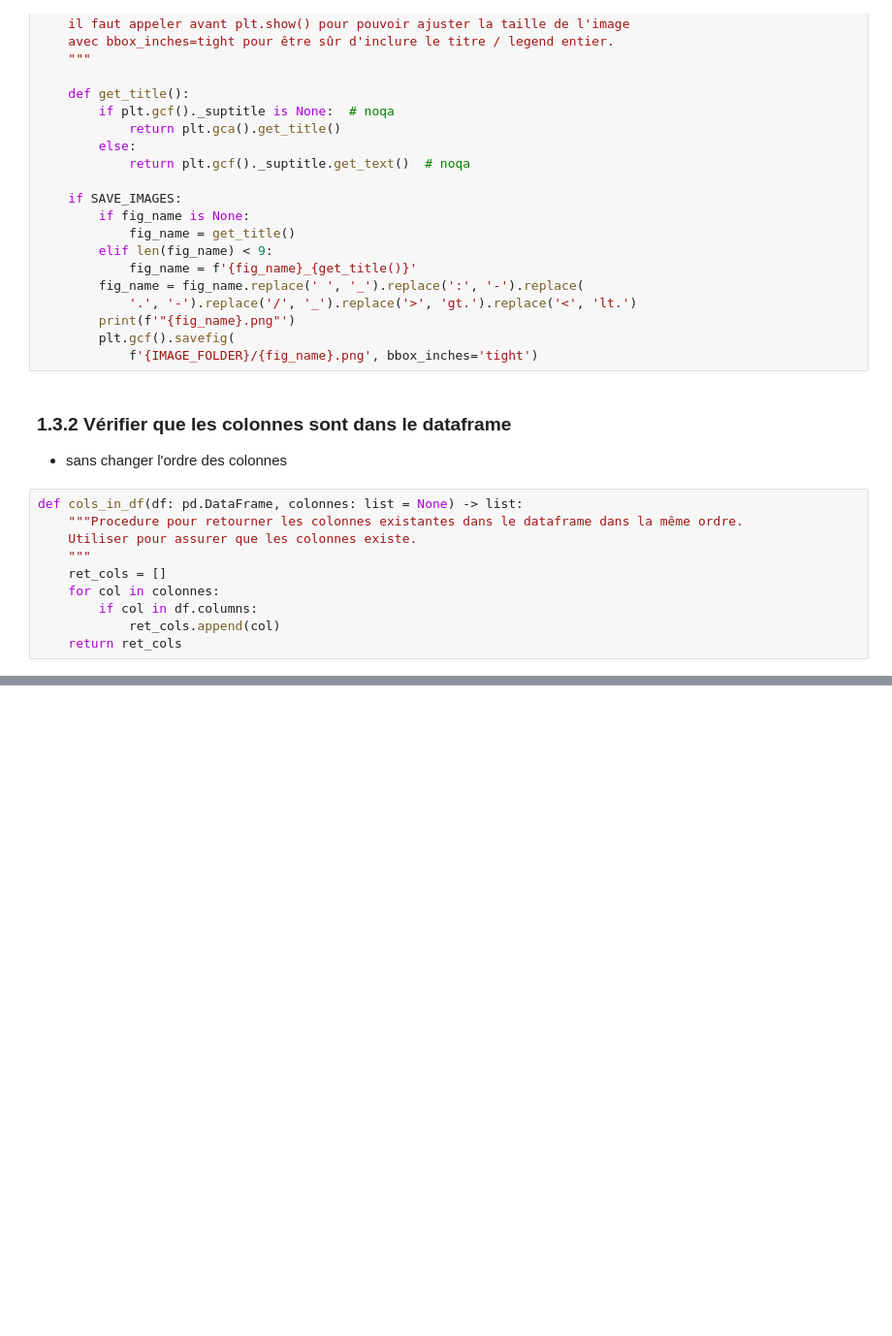
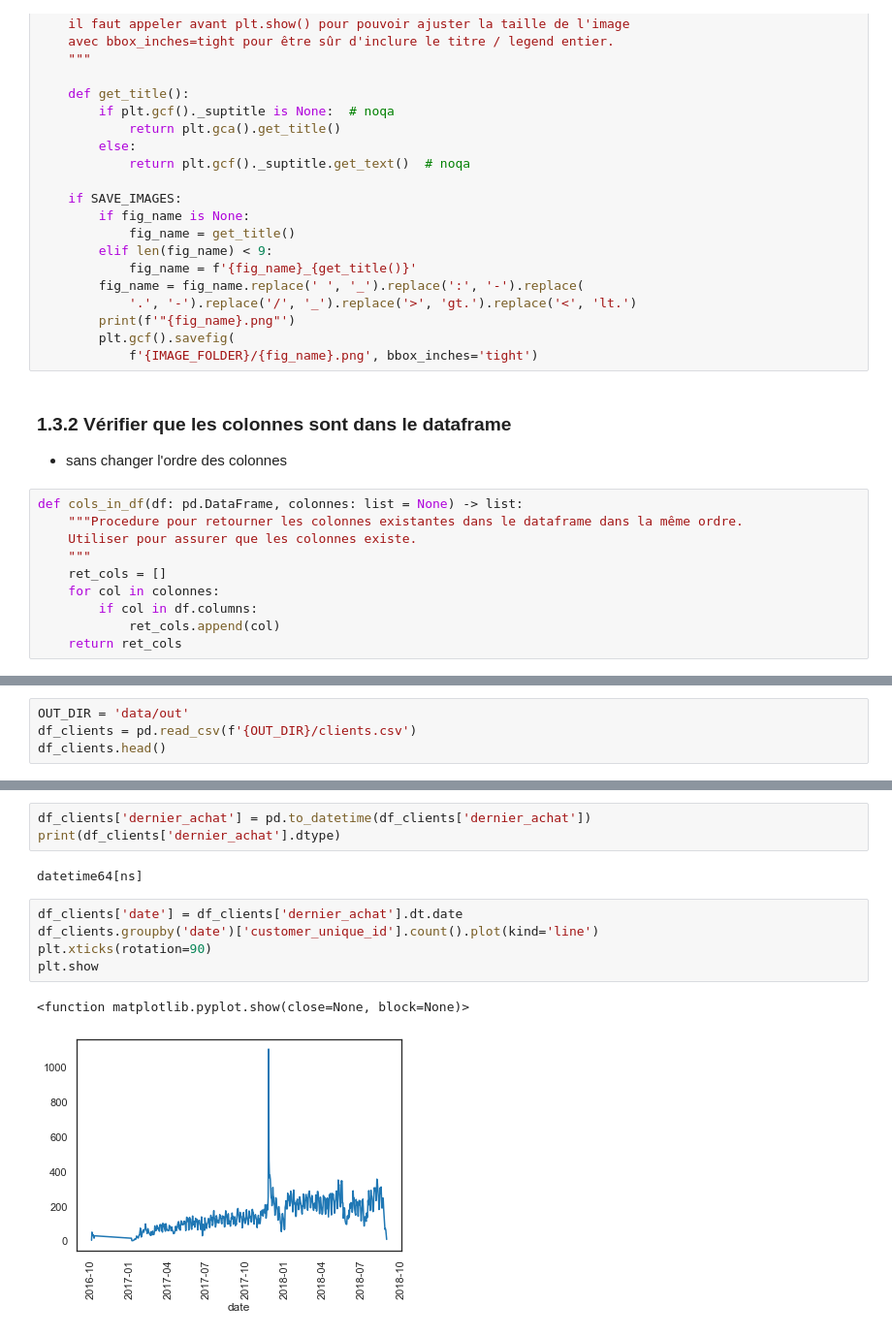
Before and after one commit to mrcreasey/oc-ds-p5-unsupervised-clustering, a Jupyter notebook: P5_03_simulation.ipynb, the cells around one changed output, grey strips where cells are left out. Shown at 97% size. Drawn from its saved outputs; the diff is of its cells as text; blank space fills up the shorter version.

```diff
--- a/P5_03_simulation.ipynb
+++ b/P5_03_simulation.ipynb
@@ -163,0 +183,4 @@ def cols_in_df(df: pd.DataFrame, colonnes: list = None) -> list:
+# %%
+OUT_DIR = 'data/out'
+df_clients = pd.read_csv(f'{OUT_DIR}/clients.csv')
+df_clients.head()
@@ -163,0 +202,13 @@ def cols_in_df(df: pd.DataFrame, colonnes: list = None) -> list:
+# %%
+df_clients['dernier_achat'] = pd.to_datetime(df_clients['dernier_achat'])
+print(df_clients['dernier_achat'].dtype)
+# %% [output]
+datetime64[ns]
+# %%
+df_clients['date'] = df_clients['dernier_achat'].dt.date
+df_clients.groupby('date')['customer_unique_id'].count().plot(kind='line')
+plt.xticks(rotation=90)
+plt.show
+# %% [output]
+<function matplotlib.pyplot.show(close=None, block=None)>
+[figure, added]
```
Also changed, not shown: parts of 12 cells of this notebook.
